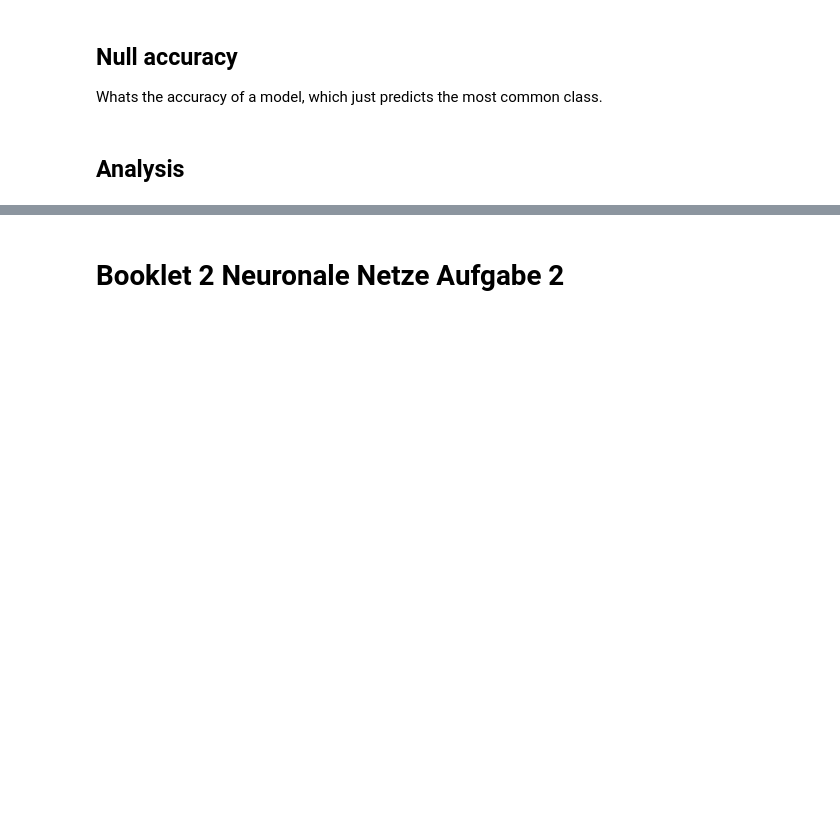
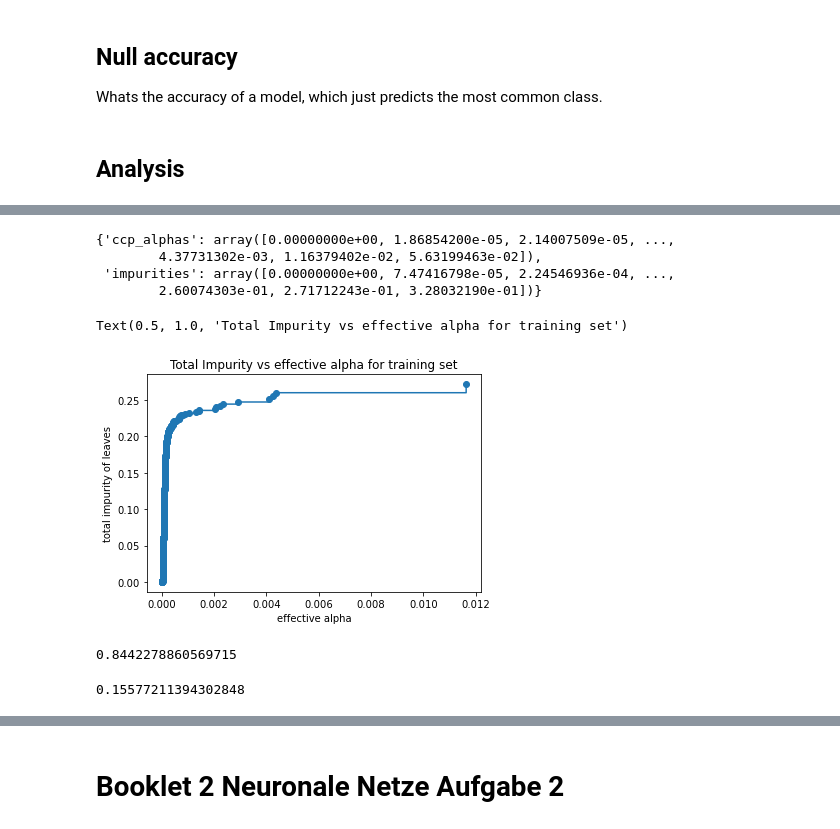
Before and after one commit to tobirohrer/data-mining, a Jupyter notebook: Tobi/Booklet1.ipynb, the cells around one changed output, grey strips where cells are left out. Saved outputs shown, nothing was run; the diff lists cells and outputs as text; code cells hidden in the pictures; blank space fills up the shorter version.

Commit message:
cost complexity pruning implementation

```diff
--- a/Tobi/Booklet1.ipynb
+++ b/Tobi/Booklet1.ipynb
@@ -371,0 +412,33 @@ eli5.show_weights(perm, feature_names = X_test.columns.tolist())
+# %%
+# Tamara
+model = tree.DecisionTreeClassifier()
+path = model.cost_complexity_pruning_path(X_train, y_train)
+ccp_alphas, impurities = path.ccp_alphas, path.impurities
+# %%
+path
+# %% [output]
+{'ccp_alphas': array([0.00000000e+00, 1.86854200e-05, 2.14007509e-05, ...,
+        4.37731302e-03, 1.16379402e-02, 5.63199463e-02]),
+ 'impurities': array([0.00000000e+00, 7.47416798e-05, 2.24546936e-04, ...,
+        2.60074303e-01, 2.71712243e-01, 3.28032190e-01])}
+# %%
+#Tamara
+fig, ax = plt.subplots()
+ax.plot(ccp_alphas[:-1], impurities[:-1], marker='o', drawstyle="steps-post")
+ax.set_xlabel("effective alpha")
+ax.set_ylabel("total impurity of leaves")
+ax.set_title("Total Impurity vs effective alpha for training set")
+# %% [output]
+Text(0.5, 1.0, 'Total Impurity vs effective alpha for training set')
+[figure, added]
+# %%
+#Tamara
+model = tree.DecisionTreeClassifier(ccp_alpha=0.0005)
+model.fit(X_train[selected_columns], y_train)
+
+test_predictions = model.predict(X_test[selected_columns]).round().astype(int)
+print(accuracy_score(y_test, test_predictions))
+mean_absolute_error(y_test, test_predictions)
+# %% [output]
+0.8442278860569715
+0.15577211394302848
```
Also changed, not shown: parts of 9 cells of this notebook, 11 other files.
